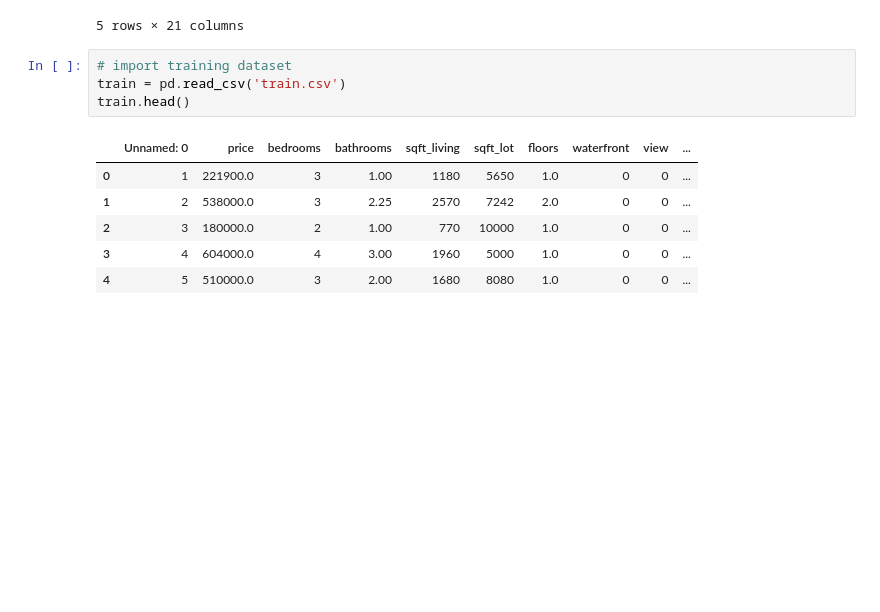
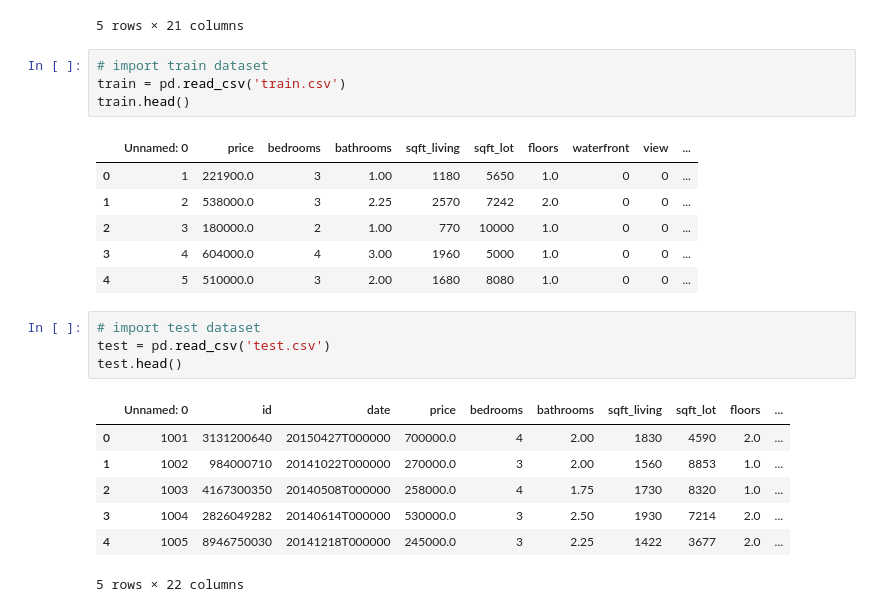
Before and after one commit to pponn/DS4400, a Jupyter notebook: HW2/problem2.ipynb, the cells around one changed output. Saved outputs shown, nothing was run; the diff lists cells and outputs as text; blank space fills up the shorter version.

```diff
--- a/HW2/problem2.ipynb
+++ b/HW2/problem2.ipynb
@@ -14,7 +17,7 @@ original_dataset.head()
 | 4 | 1954400510 | 20150218T000000 | 510000.0 | 3 | 2.00 | 1680 | 8080 | 1.0 | 0 | 0 | ... |
 5 rows × 21 columns
 # %%
-# import training dataset
+# import train dataset
 train = pd.read_csv('train.csv')
 train.head()
 # %% [output]
@@ -24,4 +27,16 @@ train.head()
 | 2 | 3 | 180000.0 | 2 | 1.00 | 770 | 10000 | 1.0 | 0 | 0 | ... |
 | 3 | 4 | 604000.0 | 4 | 3.00 | 1960 | 5000 | 1.0 | 0 | 0 | ... |
 | 4 | 5 | 510000.0 | 3 | 2.00 | 1680 | 8080 | 1.0 | 0 | 0 | ... |
+# %%
+# import test dataset
+test = pd.read_csv('test.csv')
+test.head()
+# %% [output]
+|  | Unnamed: 0 | id | date | price | bedrooms | bathrooms | sqft_living | sqft_lot | floors | ... |
+| 0 | 1001 | 3131200640 | 20150427T000000 | 700000.0 | 4 | 2.00 | 1830 | 4590 | 2.0 | ... |
+| 1 | 1002 | 984000710 | 20141022T000000 | 270000.0 | 3 | 2.00 | 1560 | 8853 | 1.0 | ... |
+| 2 | 1003 | 4167300350 | 20140508T000000 | 258000.0 | 4 | 1.75 | 1730 | 8320 | 1.0 | ... |
+| 3 | 1004 | 2826049282 | 20140614T000000 | 530000.0 | 3 | 2.50 | 1930 | 7214 | 2.0 | ... |
+| 4 | 1005 | 8946750030 | 20141218T000000 | 245000.0 | 3 | 2.25 | 1422 | 3677 | 2.0 | ... |
+5 rows × 22 columns
 # %%
```
Also changed, not shown: parts of 9 cells of this notebook.
